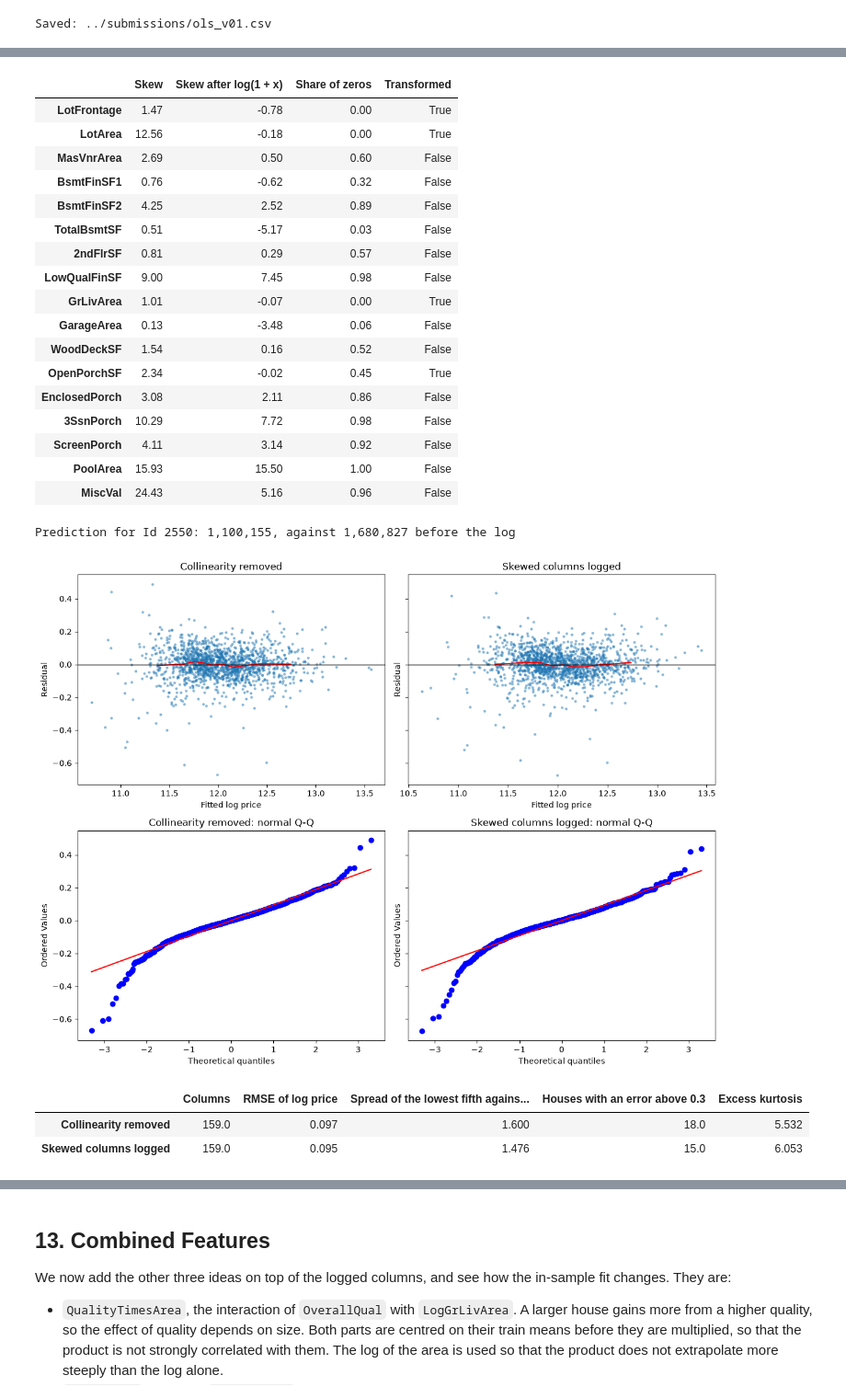
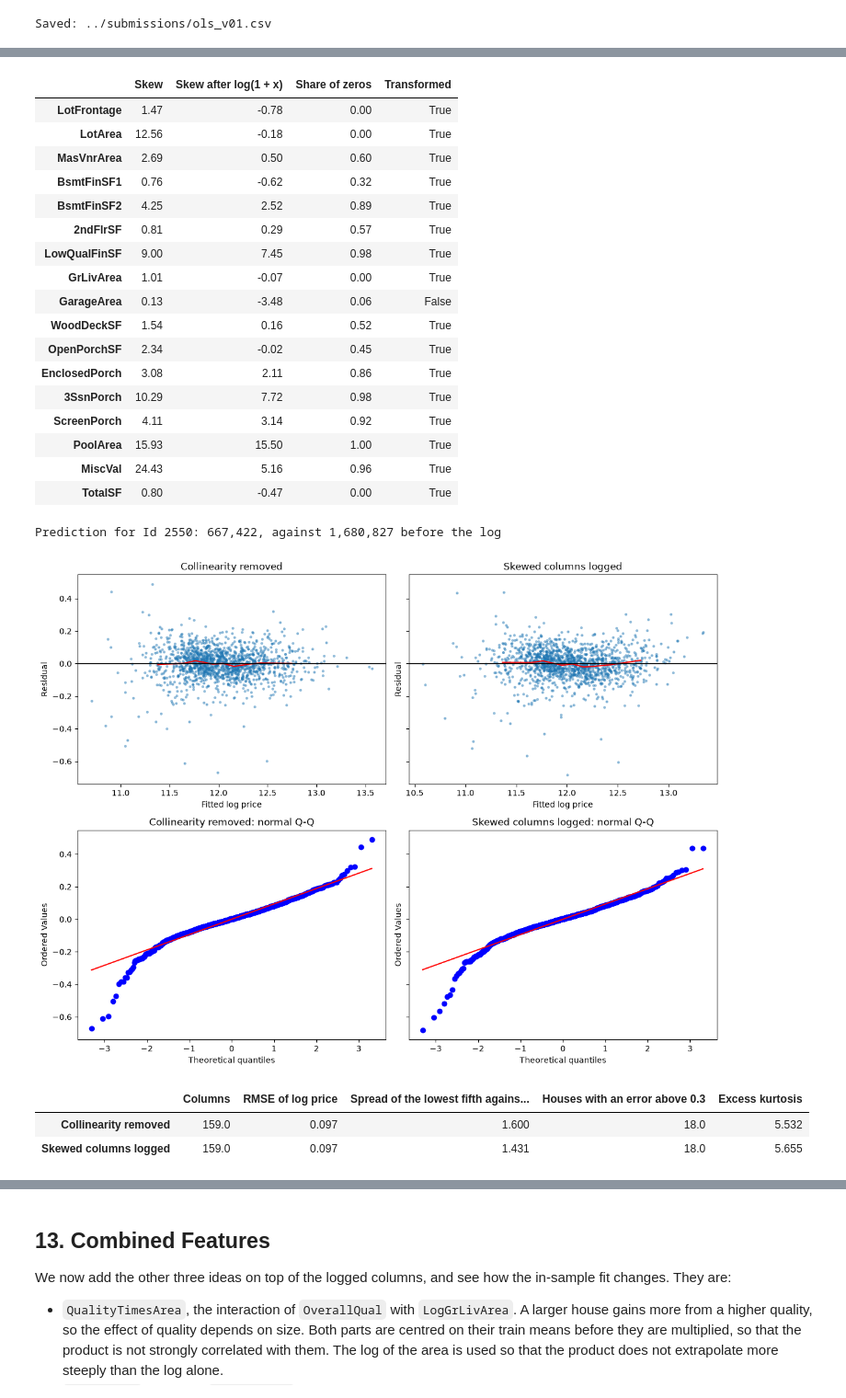
Before and after one commit to aramosw/house-prices, a Jupyter notebook: notebooks/LinearRegression.ipynb, the cells around one changed output, grey strips where cells are left out. Shown at 92% size. Saved outputs shown, nothing was run; the diff lists cells and outputs as text; code cells hidden in the pictures.

Commit message:
Add total area, log and square features to the pipeline and retune regularisation

```diff
--- a/notebooks/LinearRegression.ipynb
+++ b/notebooks/LinearRegression.ipynb
@@ -495,11 +498,12 @@ from src.engineering import CONTINUOUS_COLUMNS, find_skewed, log_transform
 
 # Skew of the continuous columns, before and after the log, and the share of zeros.
 skewed = find_skewed(features2)
+continuous = [column for column in CONTINUOUS_COLUMNS if column in features2.columns]
 skew_table = pd.DataFrame(
     {
-        "Skew": features2[CONTINUOUS_COLUMNS].apply(stats.skew),
-        "Skew after log(1 + x)": np.log1p(features2[CONTINUOUS_COLUMNS]).apply(stats.skew),
-        "Share of zeros": (features2[CONTINUOUS_COLUMNS] == 0).mean(),
+        "Skew": features2[continuous].apply(stats.skew),
+        "Skew after log(1 + x)": np.log1p(features2[continuous]).apply(stats.skew),
+        "Share of zeros": (features2[continuous] == 0).mean(),
     }
 )
 skew_table["Transformed"] = skew_table.index.isin(skewed)
@@ -516,49 +520,49 @@ print(f"Prediction for Id 2550: {prices3[test_features3.index.get_loc(2550)]:,.0
 versions = {"Collinearity removed": (features2, beta_v2), "Skewed columns logged": (features3, beta_v3)}
 fig, axes = plt.subplots(2, 2, figsize=(12, 9), sharey="row")
 rows = {}
 for column, (name, (columns, beta)) in enumerate(versions.items()):
     fitted_values = predict(columns, beta)
     errors = y - fitted_values
     axes[0, column].scatter(fitted_values, errors, s=6, alpha=0.4)
     axes[0, column].plot(*binned_mean(fitted_values, errors), color="red")
     axes[0, column].axhline(0, color="black", linewidth=1)
     axes[0, column].set(title=name, xlabel="Fitted log price", ylabel="Residual")
     stats.probplot(errors, plot=axes[1, column])
     axes[1, column].set_title(f"{name}: normal Q-Q")
     lowest = pd.qcut(fitted_values, 5, labels=False) == 0
     rows[name] = {
         "Columns": columns.shape[1],
         "RMSE of log price": np.sqrt(np.mean(errors**2)),
         "Spread of the lowest fifth against the rest": errors[lowest].std() / errors[~lowest].std(),
         "Houses with an error above 0.3": (np.abs(errors) > 0.3).sum(),
         "Excess kurtosis": stats.kurtosis(errors),
     }
 plt.tight_layout()
 plt.show()
 display(pd.DataFrame(rows).T.round(3))
 # %% [output]
 |  | Skew | Skew after log(1 + x) | Share of zeros | Transformed |
 | LotFrontage | 1.47 | -0.78 | 0.00 | True |
 | LotArea | 12.56 | -0.18 | 0.00 | True |
-| MasVnrArea | 2.69 | 0.50 | 0.60 | False |
-| BsmtFinSF1 | 0.76 | -0.62 | 0.32 | False |
-| BsmtFinSF2 | 4.25 | 2.52 | 0.89 | False |
-| TotalBsmtSF | 0.51 | -5.17 | 0.03 | False |
-| 2ndFlrSF | 0.81 | 0.29 | 0.57 | False |
-| LowQualFinSF | 9.00 | 7.45 | 0.98 | False |
+| MasVnrArea | 2.69 | 0.50 | 0.60 | True |
+| BsmtFinSF1 | 0.76 | -0.62 | 0.32 | True |
+| BsmtFinSF2 | 4.25 | 2.52 | 0.89 | True |
+| 2ndFlrSF | 0.81 | 0.29 | 0.57 | True |
+| LowQualFinSF | 9.00 | 7.45 | 0.98 | True |
 | GrLivArea | 1.01 | -0.07 | 0.00 | True |
 | GarageArea | 0.13 | -3.48 | 0.06 | False |
-| WoodDeckSF | 1.54 | 0.16 | 0.52 | False |
+| WoodDeckSF | 1.54 | 0.16 | 0.52 | True |
 | OpenPorchSF | 2.34 | -0.02 | 0.45 | True |
-| EnclosedPorch | 3.08 | 2.11 | 0.86 | False |
-| 3SsnPorch | 10.29 | 7.72 | 0.98 | False |
-| ScreenPorch | 4.11 | 3.14 | 0.92 | False |
-| PoolArea | 15.93 | 15.50 | 1.00 | False |
-| MiscVal | 24.43 | 5.16 | 0.96 | False |
+| EnclosedPorch | 3.08 | 2.11 | 0.86 | True |
+| 3SsnPorch | 10.29 | 7.72 | 0.98 | True |
+| ScreenPorch | 4.11 | 3.14 | 0.92 | True |
+| PoolArea | 15.93 | 15.50 | 1.00 | True |
+| MiscVal | 24.43 | 5.16 | 0.96 | True |
+| TotalSF | 0.80 | -0.47 | 0.00 | True |
-Prediction for Id 2550: 1,100,155, against 1,680,827 before the log
+Prediction for Id 2550: 667,422, against 1,680,827 before the log
-[figure, old version]
+[figure, new version]
 |  | Columns | RMSE of log price | Spread of the lowest fifth agains... | Houses with an error above 0.3 | Excess kurtosis |
 | Collinearity removed | 159.0 | 0.097 | 1.600 | 18.0 | 5.532 |
-| Skewed columns logged | 159.0 | 0.095 | 1.476 | 15.0 | 6.053 |
+| Skewed columns logged | 159.0 | 0.097 | 1.431 | 18.0 | 5.655 |
 # %% [markdown]
 ##### Findings:
```
Also changed, not shown: parts of 19 cells of this notebook, 3 other files.
